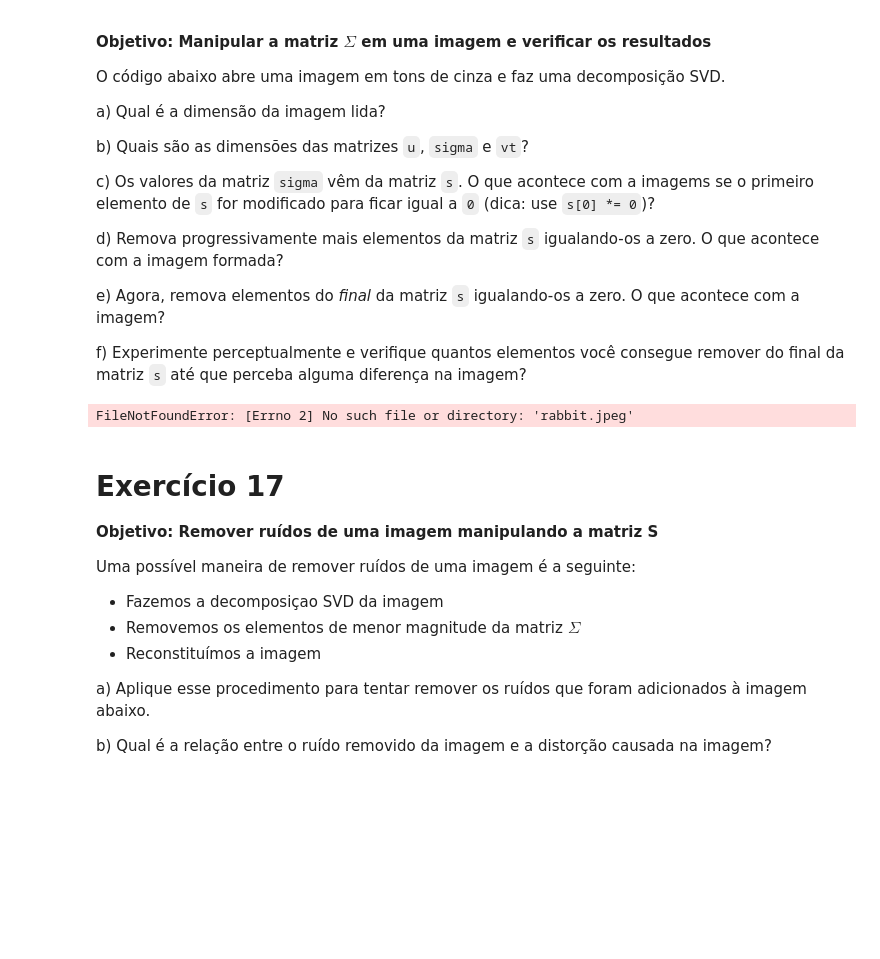
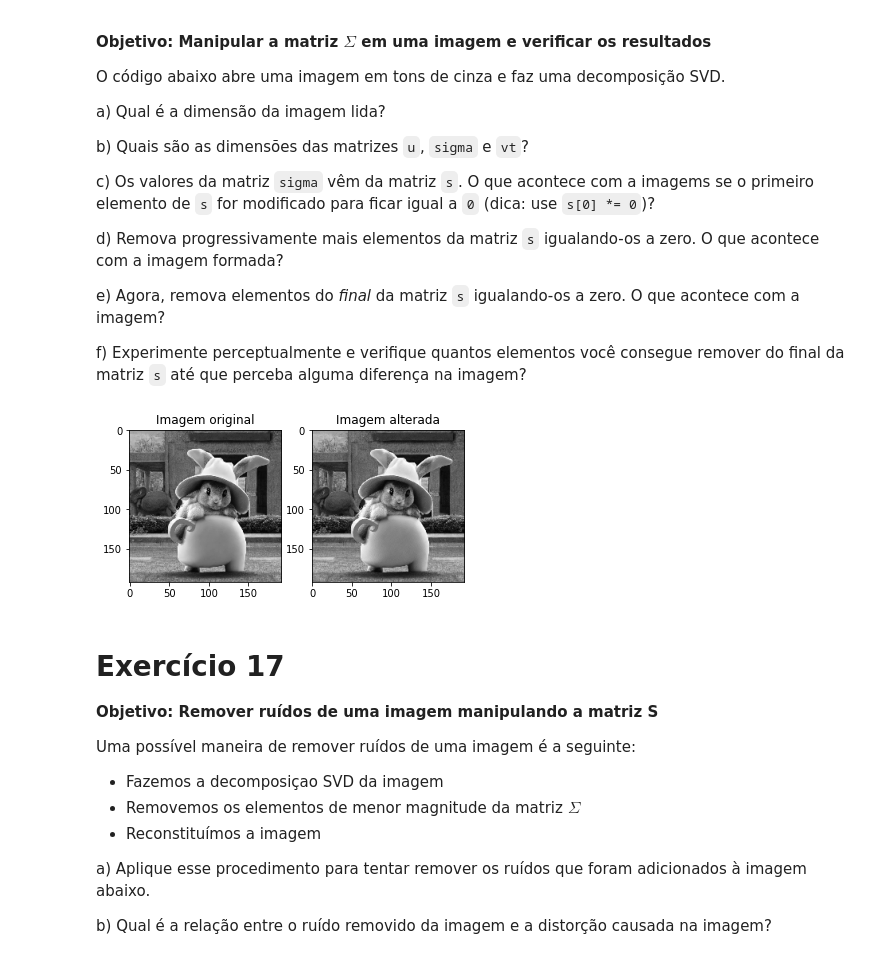
Before and after one commit to alfredjynx/alglin-alunos, a Jupyter notebook: 05-autovetores_e_autovalores.ipynb, the cells around one changed output. Cells and saved outputs as stored; diff of their text form; code cells hidden in the pictures; blank space fills up the shorter version.

```diff
--- a/05-autovetores_e_autovalores.ipynb
+++ b/05-autovetores_e_autovalores.ipynb
@@ -978,28 +978,29 @@ f) Experimente perceptualmente e verifique quantos elementos você consegue remo
 # %%
 from scipy.linalg import svd, diagsvd
 import matplotlib.image as mpimg
 
 A = mpimg.imread("rabbit.jpeg").mean(axis=2)[0::4,0::4]
 
 u, s, vt = svd(A)
 
 # Altere daqui para baixo
 s = s
+s[-60:] *=0.0
 # Altere daqui para cima
 
 sigma = diagsvd(s, A.shape[0], A.shape[1])
 
 B = u @ sigma @ vt
 
 plt.subplot(1,2,1)
 plt.title('Imagem original')
 plt.imshow(A, cmap='gray')
 plt.subplot(1,2,2)
 plt.title('Imagem alterada')
 plt.imshow(B, cmap='gray')
 plt.show()
 # %% [output]
-FileNotFoundError: [Errno 2] No such file or directory: 'rabbit.jpeg'
+[figure, added]
 # %% [markdown]
 # Exercício 17
 **Objetivo: Remover ruídos de uma imagem manipulando a matriz S**
```
Also changed, not shown: parts of 5 cells of this notebook.
